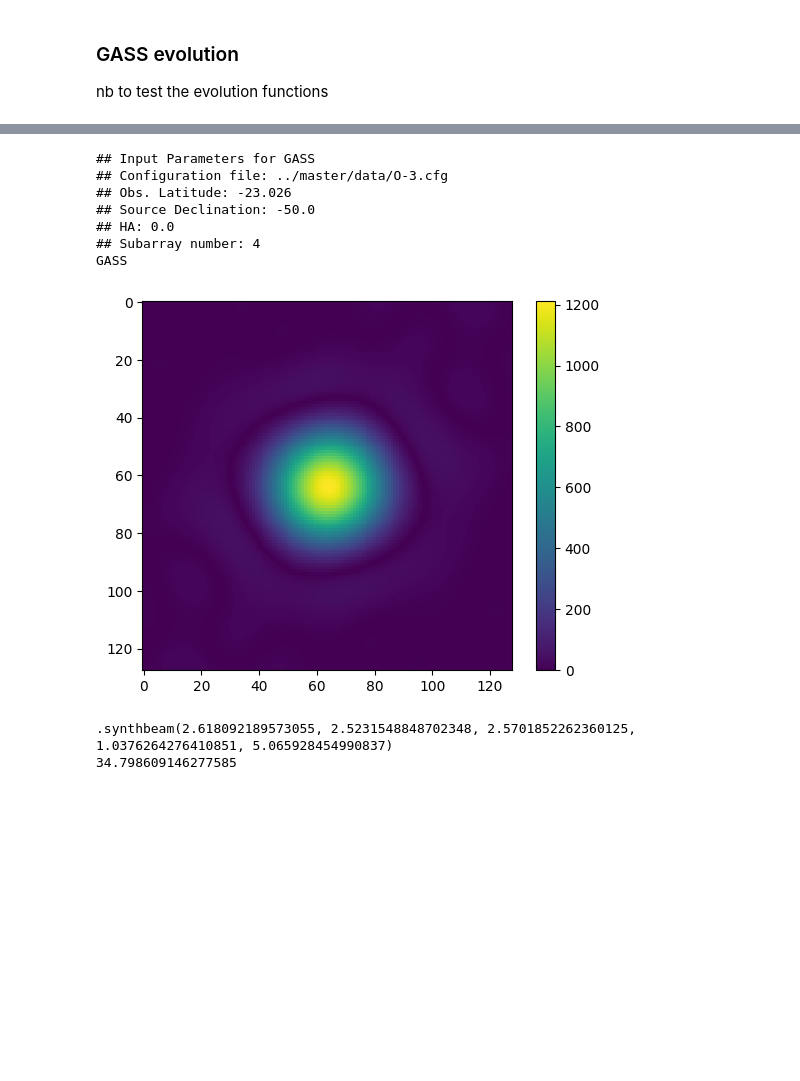
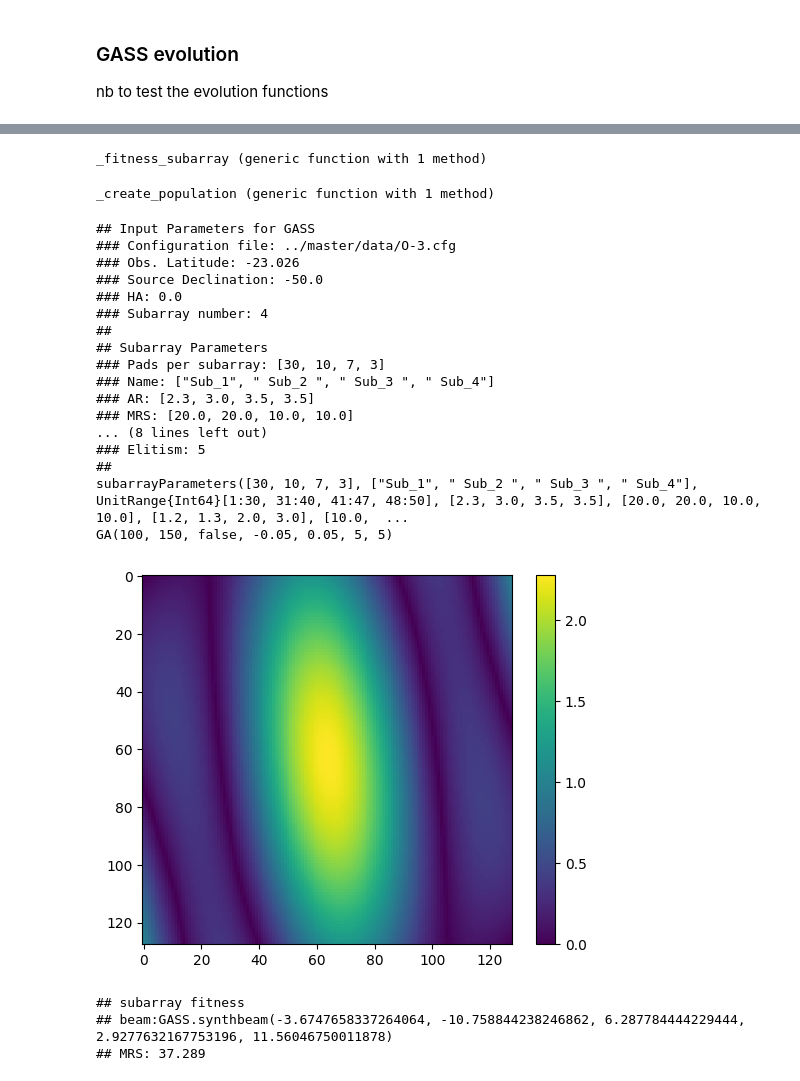
Before and after one commit to bosscha/GASS, a Jupyter notebook: notebooks/GA-evolution.ipynb, the cells around one changed output, grey strips where cells are left out. Cells and saved outputs as stored; diff of their text form; code cells hidden in the pictures; blank space fills up the shorter version.

Commit message:
starting population evolution nb

```diff
--- a/notebooks/GA-evolution.ipynb
+++ b/notebooks/GA-evolution.ipynb
@@ -29,33 +42,67 @@ cd(wdir)
+# %%
+## fitness function for a subarray
+
+function _fitness_subarray(cfg, subind)
+    subarr = cfg.arr[subind,:]
+
+    bl= calc_baselines(subarr)
+    uv= calc_uv(bl, cfg.obs.Source_Hour_Angle ,  cfg.obs.Source_Declination)
+    h , dr=  calc_dirtybeam(uv , 255, 127, robust=0.5)
+    b= fit_beam(h , dr)
+    mrs= calc_mrs(uv)
+
+    @printf("## subarray fitness \n")
+    @printf("## beam:")
+    println(b)
+    @printf("## MRS: %3.3f", mrs)
+
+    return(h)
+end
+# %% [output]
+_fitness_subarray (generic function with 1 method)
+# %%
+## Creation pf a population
+##
+
+function _create_population(cfg)
+
+end
+# %% [output]
+_create_population (generic function with 1 method)
 # %%
 macro main(inpfile)
     cfg = read_cfg(inpfile , verbose=true)
+    println(cfg.sub)
+    println(cfg.ga)
 
-    ## array test
-    bl= calc_baselines(cfg.arr)
-    uv= calc_uv(bl, cfg.obs.Source_Hour_Angle ,  cfg.obs.Source_Declination)
-    h , dr=  calc_dirtybeam(uv , 255, 127, robust=0.5)
-    b= fit_beam(h , dr)
-    mrs= calc_mrs(uv)
-
-    println(b)
-    println(mrs)
-
+    h= _fitness_subarray(cfg, [1,2,10])
     ## PLOT ####
     PyPlot.imshow(h)
     PyPlot.colorbar()
     PyPlot.show()
 
 end
 
 @main("../master/data/GA_Inputs_O-3.txt.julia")
 # %% [output]
 ## Input Parameters for GASS
-## Configuration file: ../master/data/O-3.cfg
-## Obs. Latitude: -23.026
-## Source Declination: -50.0
-## HA: 0.0
-## Subarray number: 4
-GASS
+### Configuration file: ../master/data/O-3.cfg
+### Obs. Latitude: -23.026
+### Source Declination: -50.0
+### HA: 0.0
+### Subarray number: 4
+##
+## Subarray Parameters
+### Pads per subarray: [30, 10, 7, 3]
+### Name: ["Sub_1", " Sub_2 ", " Sub_3 ", " Sub_4"]
+### AR: [2.3, 3.0, 3.5, 3.5]
+### MRS: [20.0, 20.0, 10.0, 10.0]
+... (8 lines left out)
+### Elitism: 5
+##
+subarrayParameters([30, 10, 7, 3], ["Sub_1", " Sub_2 ", " Sub_3 ", " Sub_4"], UnitRange{Int64}[1:30, 31:40, 41:47, 48:50], [2.3, 3.0, 3.5, 3.5], [20.0, 20.0, 10.0, 10.0], [1.2, 1.3, 2.0, 3.0], [10.0,  ...
+GA(100, 150, false, -0.05, 0.05, 5, 5)
-[figure, old version]
+[figure, new version]
-.synthbeam(2.618092189573055, 2.5231548848702348, 2.5701852262360125, 1.0376264276410851, 5.065928454990837)
-34.798609146277585
+## subarray fitness
+## beam:GASS.synthbeam(-3.6747658337264064, -10.758844238246862, 6.287784444229444, 2.9277632167753196, 11.56046750011878)
+## MRS: 37.289
```
Also changed, not shown: parts of 2 cells of this notebook, 1 other file.
